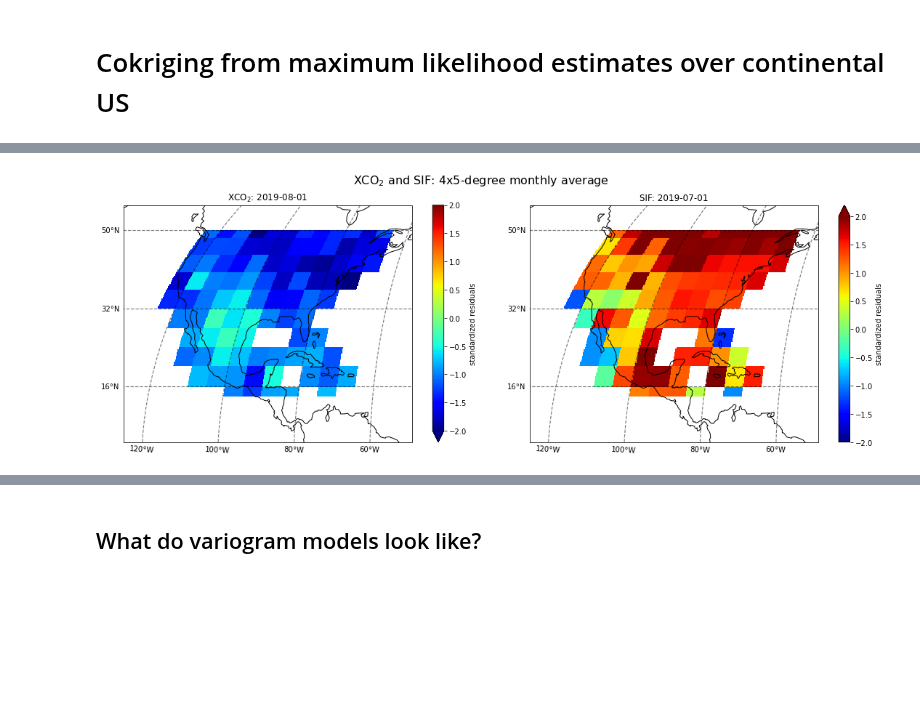
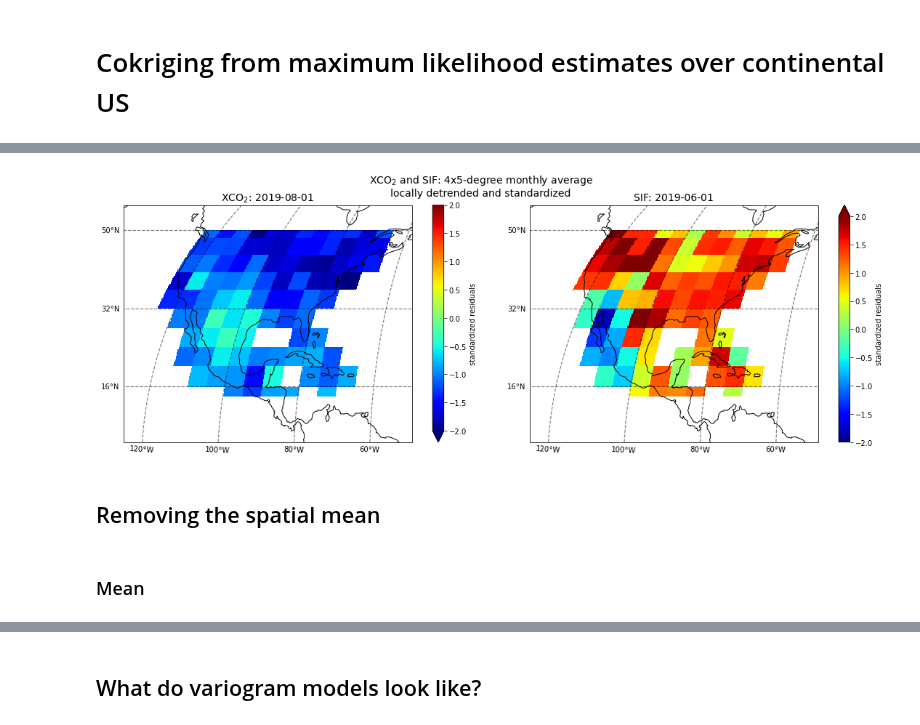
Before and after one commit to 91Mrwu/sif-xco2-cokriging, a Jupyter notebook: research/cokriging_conus.ipynb, the cells around one changed output, grey strips where cells are left out. Cells and saved outputs as stored; diff of their text form; code cells hidden in the pictures; blank space fills up the shorter version.

```diff
--- a/research/cokriging_conus.ipynb
+++ b/research/cokriging_conus.ipynb
@@ -24,7 +24,7 @@ import cokrige
 # %%
 # Analysis variables
 timestamp = "2019-08-01"
-timedelta = -1
+timedelta = -2
 # %%
 # Get data: 5-degree monthly average, cont. US
 ds = xr.open_dataset("../data/exp_pro/OCO2_4x5deg_monthly_conus.nc")
@@ -44,8 +64,9 @@ gs = fig.add_gridspec(100, 100)
 extents = [-125, -60, 5, 52]
 
 fig.suptitle(
-    "XCO$_2$ and SIF: 4x5-degree monthly average",
-    size=16, y=0.98
+    "XCO$_2$ and SIF: 4x5-degree monthly average\n"+
+    "locally detrended and standardized",
+    size=14, # y=0.98
 )
 
 # Input data
@@ -64,7 +85,7 @@ xr.plot.imshow(
     )
 ax1.coastlines()
 ax1.set_extent(extents)
-ax1.set_title(f"XCO$_2$: {mf.field_1.timestamp}")
+ax1.set_title(f"XCO$_2$: {mf.field_1.timestamp}", fontsize=14)
 gl1 = ax1.gridlines(crs=ccrs.PlateCarree(), linewidth=1.2, color='black', alpha=0.5, linestyle='--', draw_labels=True)
 gl1.top_labels = False
 gl1.left_labels = True
@@ -74,32 +95,36 @@ gl1.ylines = True
 gl1.xlocator = mticker.FixedLocator([-120, -100, -80, -60])
 gl1.ylocator = mticker.FixedLocator([16, 32, 50])
 gl1.xformatter = LONGITUDE_FORMATTER
 gl1.yformatter = LATITUDE_FORMATTER
 
 xr.plot.imshow(
         darray=mf.field_2.to_xarray()["values"].T,
         transform=ccrs.PlateCarree(),
         ax=ax2,
         cmap="jet",
         vmin=-2,
         center=0,
 #         cbar_ax=cbar_ax,
         cbar_kwargs={"label": "standardized residuals"},
     )
 ax2.coastlines()
 ax2.set_extent(extents)
-ax2.set_title(f"SIF: {mf.field_2.timestamp}")
+ax2.set_title(f"SIF: {mf.field_2.timestamp}", fontsize=14)
 gl2 = ax2.gridlines(crs=ccrs.PlateCarree(), linewidth=1.2, color='black', alpha=0.5, linestyle='--', draw_labels=True)
 gl2.top_labels = False
 gl2.left_labels = True
 gl2.right_labels = False
 gl2.xlines = True
 gl2.ylines = True
 gl2.xlocator = mticker.FixedLocator([-120, -100, -80, -60])
 gl2.ylocator = mticker.FixedLocator([16, 32, 50])
 gl2.xformatter = LONGITUDE_FORMATTER
 gl2.yformatter = LATITUDE_FORMATTER
 
 # fig.savefig("../plots/standardized_residuals_conus_4x5.png");
 # %% [output]
-[figure, old version]
+[figure, new version]
+# %% [markdown]
+## Removing the spatial mean
+# %% [markdown]
+### Mean
```
Also changed, not shown: parts of 15 cells of this notebook, 4 other files.
